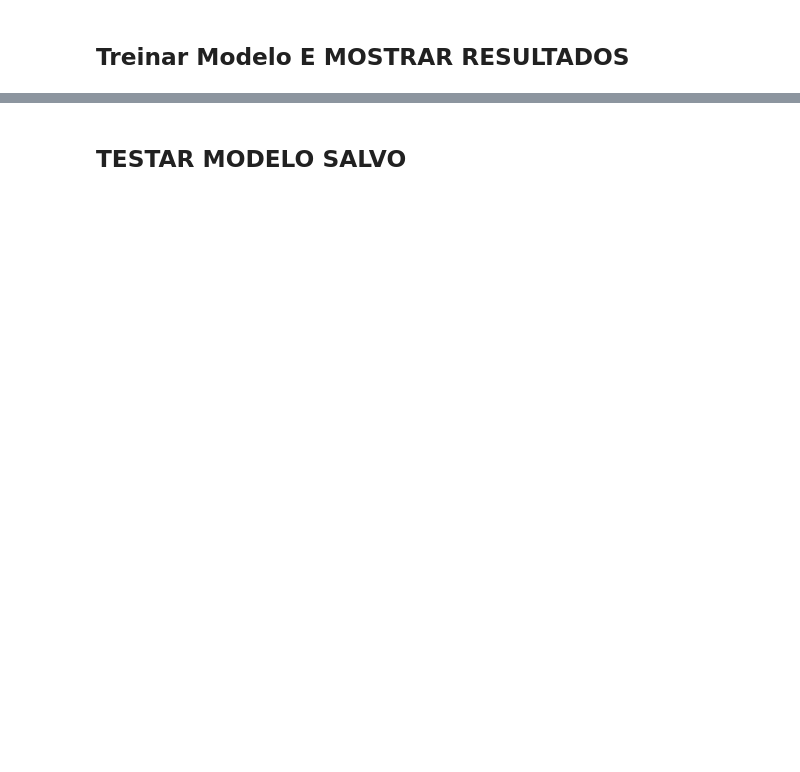
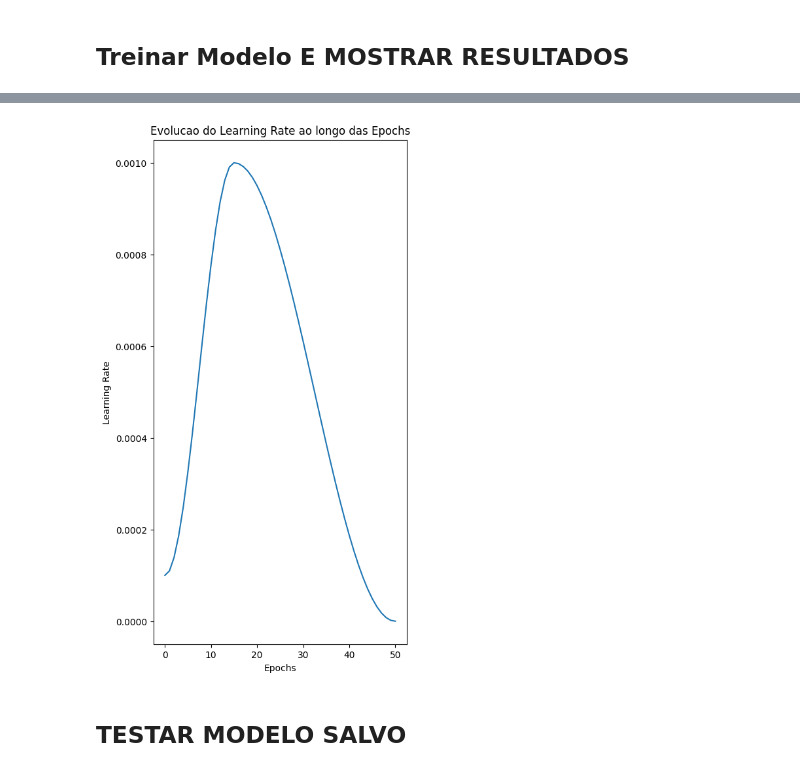
Before and after one commit to JoseFSilveira/linknet-studynotes, a Jupyter notebook: main.ipynb, the cells around one changed output, grey strips where cells are left out. Saved outputs shown, nothing was run; the diff lists cells and outputs as text; code cells hidden in the pictures; blank space fills up the shorter version.

```diff
--- a/main.ipynb
+++ b/main.ipynb
@@ -269,3 +277,9 @@ EPOCH 12/30
+# %%
+# Imprimir evolucao dos learning rates
+if SCRIPT_MODE != "TEST":
+    plot_leaning_rate_evolution(fit_model.learning_rates)
+# %% [output]
+[figure, added]
 # %% [markdown]
 ## TESTAR MODELO SALVO
 # %%
```
Also changed, not shown: parts of 8 cells of this notebook, 5 other files.
